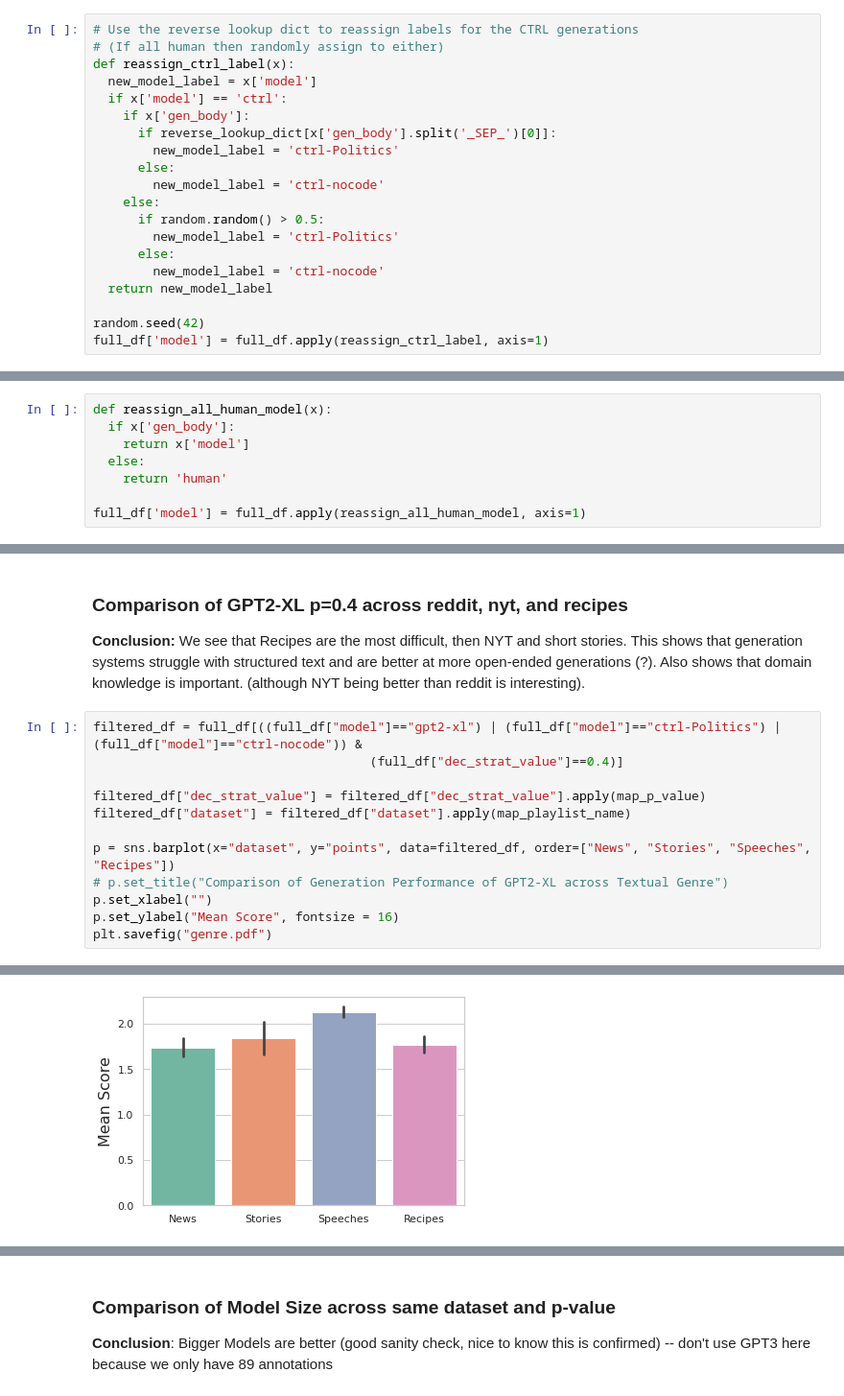
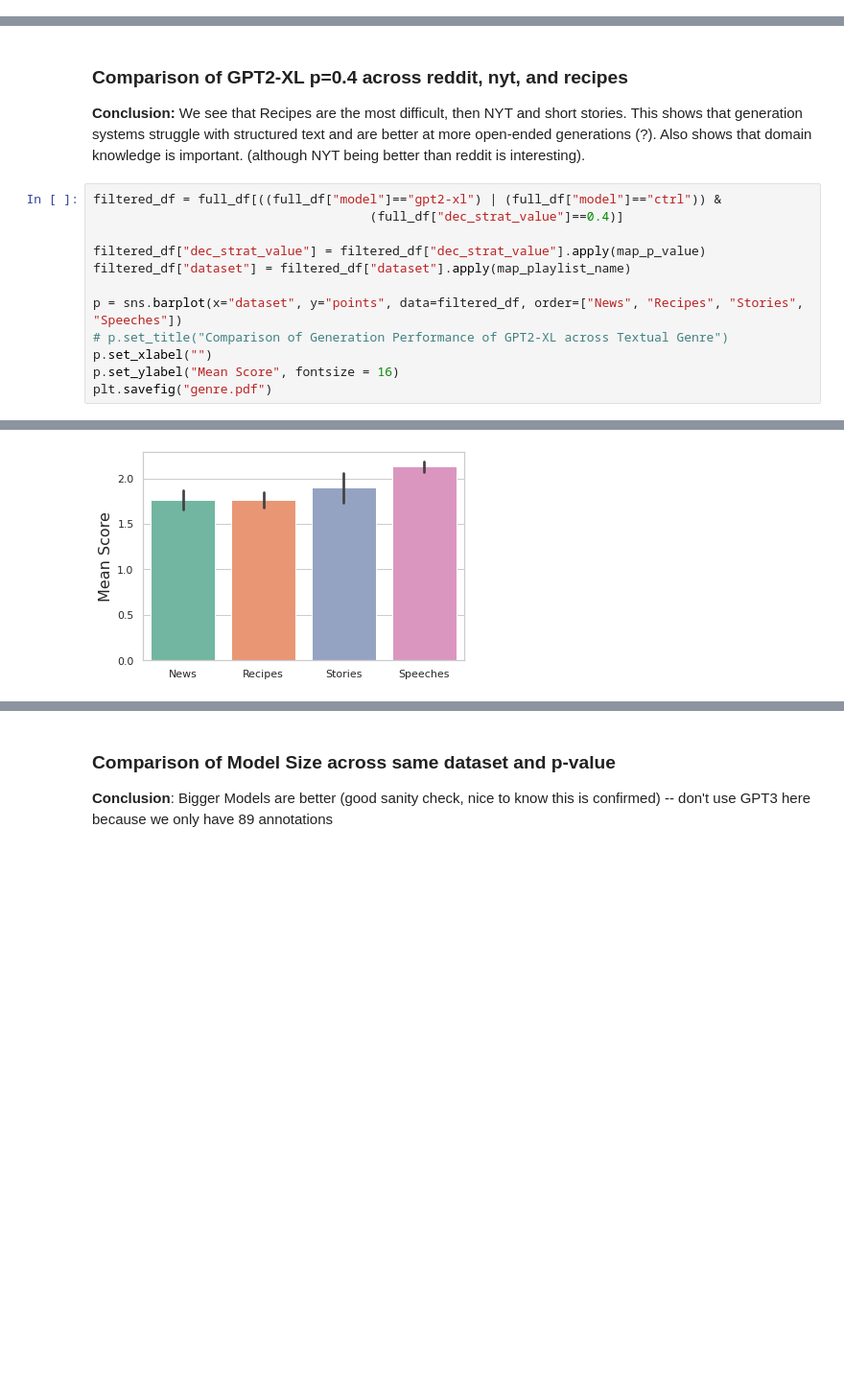
Before and after one commit to kirubarajan/roft, a Jupyter notebook: annotation/analysis/research.ipynb, the cells around one changed output, grey strips where cells are left out. Shown at 96% size. Cells and saved outputs as stored; diff of their text form; blank space fills up the shorter version.

```diff
--- a/annotation/analysis/research.ipynb
+++ b/annotation/analysis/research.ipynb
@@ -389,23 +364,3 @@ print(reverse_lookup_dict)
-# %%
-# Use the reverse lookup dict to reassign labels for the CTRL generations
-# (If all human then randomly assign to either)
-def reassign_ctrl_label(x):
-  new_model_label = x['model']
-  if x['model'] == 'ctrl':
-    if x['gen_body']:
-      if reverse_lookup_dict[x['gen_body'].split('_SEP_')[0]]:
-        new_model_label = 'ctrl-Politics'
-      else:
-        new_model_label = 'ctrl-nocode'
-    else:
-      if random.random() > 0.5:
-        new_model_label = 'ctrl-Politics'
-      else:
-        new_model_label = 'ctrl-nocode'
-  return new_model_label
-
-random.seed(42)
-full_df['model'] = full_df.apply(reassign_ctrl_label, axis=1)
 # %% [markdown]
 ##Reorder Columns
 Re-order columns so that they make sense and are easier to read
@@ -434,11 +385,3 @@ So that the all human examples do not interfere with our analysis
-# %%
-def reassign_all_human_model(x):
-  if x['gen_body']:
-    return x['model']
-  else:
-    return 'human'
-
-full_df['model'] = full_df.apply(reassign_all_human_model, axis=1)
 # %% [markdown]
 # Helper Functions
 # %%
@@ -686,26 +698,26 @@ See the caveats in the documentation: https://pandas.pydata.org/pandas-docs/stab
 
 **Conclusion:** We see that Recipes are the most difficult, then NYT and short stories. This shows that generation systems struggle with structured text and are better at more open-ended generations (?). Also shows that domain knowledge is important. (although NYT being better than reddit is interesting).
 # %%
-filtered_df = full_df[((full_df["model"]=="gpt2-xl") | (full_df["model"]=="ctrl-Politics") | (full_df["model"]=="ctrl-nocode")) &
+filtered_df = full_df[((full_df["model"]=="gpt2-xl") | (full_df["model"]=="ctrl")) &
                                      (full_df["dec_strat_value"]==0.4)]
 
 filtered_df["dec_strat_value"] = filtered_df["dec_strat_value"].apply(map_p_value)
 filtered_df["dataset"] = filtered_df["dataset"].apply(map_playlist_name)
 
-p = sns.barplot(x="dataset", y="points", data=filtered_df, order=["News", "Stories", "Speeches", "Recipes"])
+p = sns.barplot(x="dataset", y="points", data=filtered_df, order=["News", "Recipes", "Stories", "Speeches"])
 # p.set_title("Comparison of Generation Performance of GPT2-XL across Textual Genre")
 p.set_xlabel("")
 p.set_ylabel("Mean Score", fontsize = 16)
 plt.savefig("genre.pdf")
 # %% [output]
 A value is trying to be set on a copy of a slice from a DataFrame.
 Try using .loc[row_indexer,col_indexer] = value instead
 
 See the caveats in the documentation: https://pandas.pydata.org/pandas-docs/stable/user_guide/indexing.html#returning-a-view-versus-a-copy
   after removing the cwd from sys.path.
 A value is trying to be set on a copy of a slice from a DataFrame.
 Try using .loc[row_indexer,col_indexer] = value instead
 
 See the caveats in the documentation: https://pandas.pydata.org/pandas-docs/stable/user_guide/indexing.html#returning-a-view-versus-a-copy
   """
-[figure, old version]
+[figure, new version]
```
Also changed, not shown: parts of 54 cells of this notebook.
